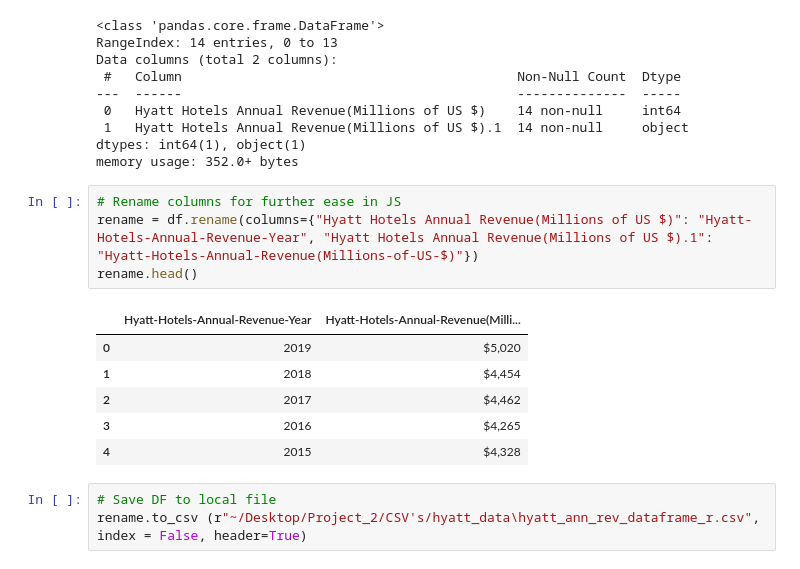
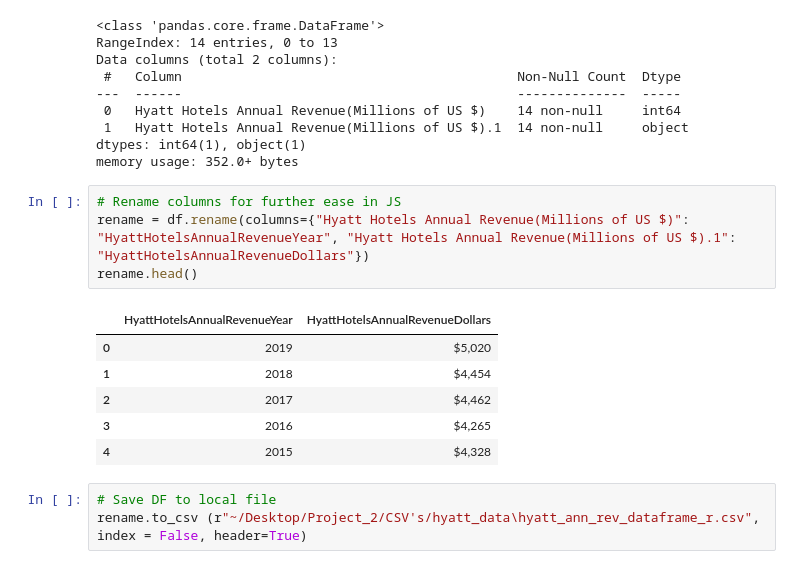
Before and after one commit to pmhu4242/Project_2, a Jupyter notebook: Hotel Webscraping/hyatt_data.ipynb, the cells around one changed output. Drawn from its saved outputs; the diff is of its cells as text.

```diff
--- a/Hotel Webscraping/hyatt_data.ipynb
+++ b/Hotel Webscraping/hyatt_data.ipynb
@@ -88,10 +88,10 @@ dtypes: int64(1), object(1)
 memory usage: 352.0+ bytes
 # %%
 # Rename columns for further ease in JS
-rename = df.rename(columns={"Hyatt Hotels Annual Revenue(Millions of US $)": "Hyatt-Hotels-Annual-Revenue-Year", "Hyatt Hotels Annual Revenue(Millions of US $).1": "Hyatt-Hotels-Annual-Revenue(Millions-of-US-$)"})
+rename = df.rename(columns={"Hyatt Hotels Annual Revenue(Millions of US $)": "HyattHotelsAnnualRevenueYear", "Hyatt Hotels Annual Revenue(Millions of US $).1": "HyattHotelsAnnualRevenueDollars"})
 rename.head()
 # %% [output]
-|  | Hyatt-Hotels-Annual-Revenue-Year | Hyatt-Hotels-Annual-Revenue(Milli... |
+|  | HyattHotelsAnnualRevenueYear | HyattHotelsAnnualRevenueDollars |
 | 0 | 2019 | $5,020 |
 | 1 | 2018 | $4,454 |
 | 2 | 2017 | $4,462 |
```
Also changed, not shown: parts of 2 cells of this notebook, 20 other files.
